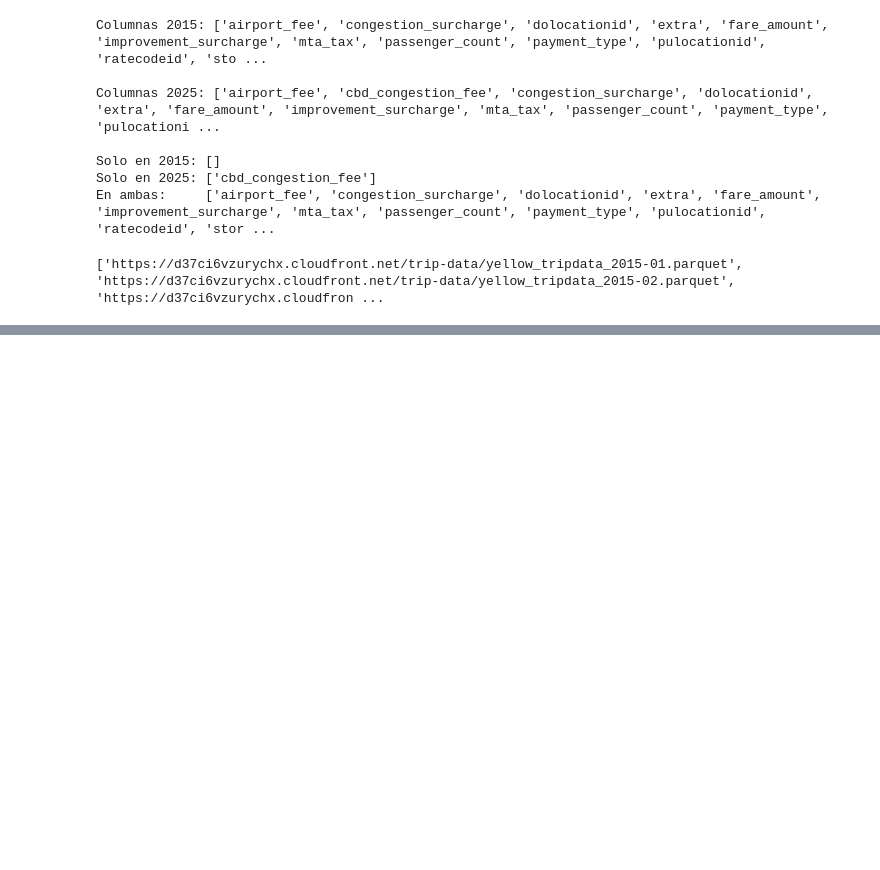
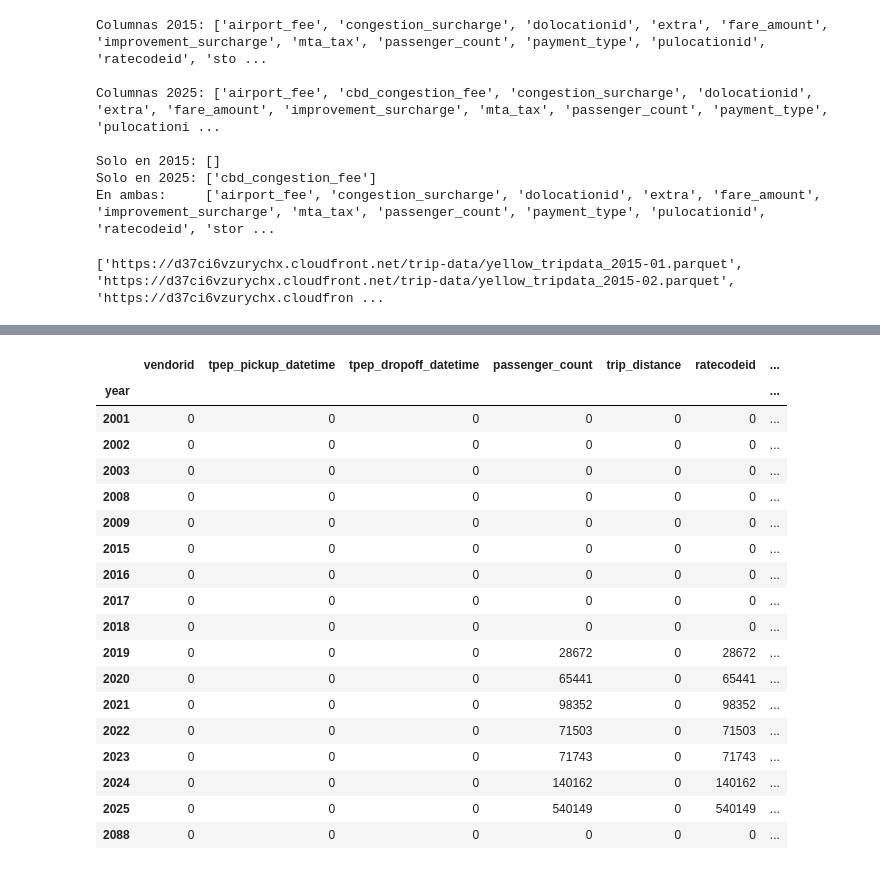
Before and after one commit to mpillapa/pset-2, a Jupyter notebook: notebooks/pruebas_lab2.ipynb, the cells around one changed output, grey strips where cells are left out. Saved outputs shown, nothing was run; the diff lists cells and outputs as text; code cells hidden in the pictures; blank space fills up the shorter version.

```diff
--- a/notebooks/pruebas_lab2.ipynb
+++ b/notebooks/pruebas_lab2.ipynb
@@ -68,3 +68,23 @@ for year in range(year_start, year_end + 1):
 print(urls)
 # %% [output]
 ['https://d37ci6vzurychx.cloudfront.net/trip-data/yellow_tripdata_2015-01.parquet', 'https://d37ci6vzurychx.cloudfront.net/trip-data/yellow_tripdata_2015-02.parquet', 'https://d37ci6vzurychx.cloudfron ...
+# %%
+import pandas as pd
+
+
+year_start = 2015
+year_end   = 2025
+months     = [1]
+
+base_url = "https://d37ci6vzurychx.cloudfront.net/trip-data/yellow_tripdata_{year}-{month:02d}.parquet"
+
+frames = []
+for year in range(year_start, year_end + 1):
+    for month in months:
+        url = base_url.format(year=year, month=month)
+        pd_temp = pd.read_parquet(url)
+        pd_temp.columns = pd_temp.columns.str.lower()
+        frames.append(pd_temp)
+
+one_month_year = pd.concat(frames, ignore_index=True)
+one_month_year.head()
@@ -70,0 +110,5 @@ print(urls)
+# %%
+# Valindando que años contiene la columna tpep_pickup_datetime
+one_month_year['tpep_pickup_datetime'] = pd.to_datetime(one_month_year['tpep_pickup_datetime'])
+one_month_year['year'] = one_month_year['tpep_pickup_datetime'].dt.year
+one_month_year['year'].value_counts().sort_index()
@@ -70,0 +156,24 @@ print(urls)
+# %%
+# verificamos la cantidad de nulos por columna agrupados por año
+nulos_por_columna_año = one_month_year.groupby('year').apply(lambda x: x.isna().sum())
+nulos_por_columna_año
+# %% [output]
+|  | vendorid | tpep_pickup_datetime | tpep_dropoff_datetime | passenger_count | trip_distance | ratecodeid | ... |
+| year |  |  |  |  |  |  | ... |
+| 2001 | 0 | 0 | 0 | 0 | 0 | 0 | ... |
+| 2002 | 0 | 0 | 0 | 0 | 0 | 0 | ... |
+| 2003 | 0 | 0 | 0 | 0 | 0 | 0 | ... |
+| 2008 | 0 | 0 | 0 | 0 | 0 | 0 | ... |
+| 2009 | 0 | 0 | 0 | 0 | 0 | 0 | ... |
+| 2015 | 0 | 0 | 0 | 0 | 0 | 0 | ... |
+| 2016 | 0 | 0 | 0 | 0 | 0 | 0 | ... |
+| 2017 | 0 | 0 | 0 | 0 | 0 | 0 | ... |
+| 2018 | 0 | 0 | 0 | 0 | 0 | 0 | ... |
+| 2019 | 0 | 0 | 0 | 28672 | 0 | 28672 | ... |
+| 2020 | 0 | 0 | 0 | 65441 | 0 | 65441 | ... |
+| 2021 | 0 | 0 | 0 | 98352 | 0 | 98352 | ... |
+| 2022 | 0 | 0 | 0 | 71503 | 0 | 71503 | ... |
+| 2023 | 0 | 0 | 0 | 71743 | 0 | 71743 | ... |
+| 2024 | 0 | 0 | 0 | 140162 | 0 | 140162 | ... |
+| 2025 | 0 | 0 | 0 | 540149 | 0 | 540149 | ... |
+| 2088 | 0 | 0 | 0 | 0 | 0 | 0 | ... |
```
Also changed, not shown: parts of 4 cells of this notebook, 5 other files.
